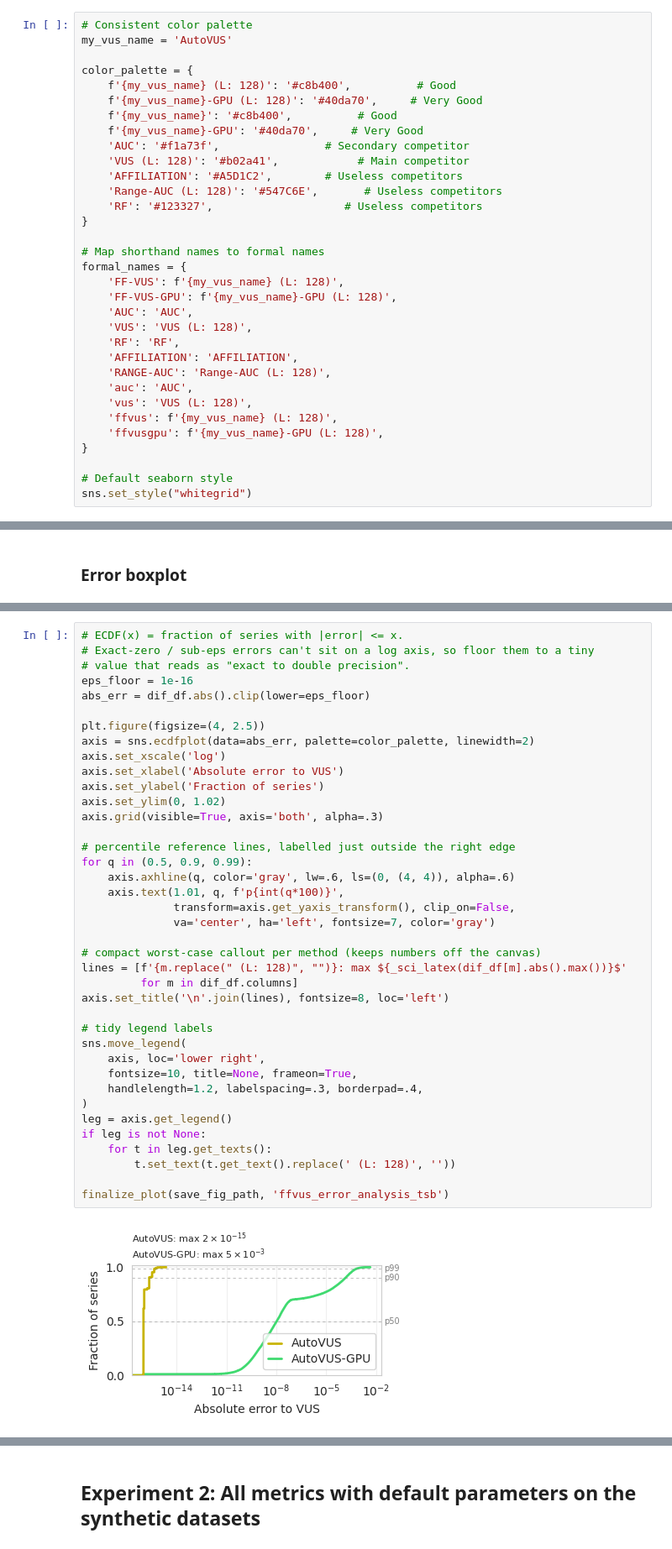
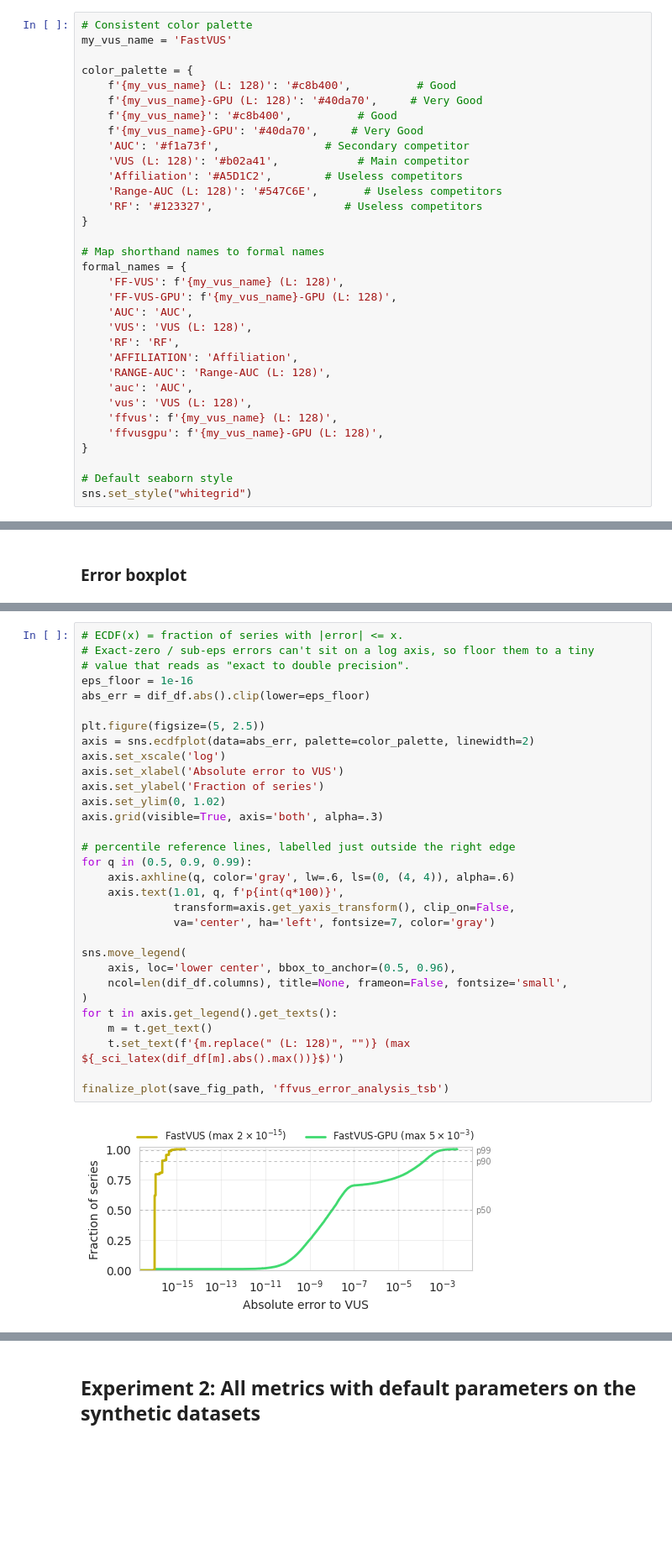
Before and after one commit to sylligardos/autovus, a Jupyter notebook: src/notebooks/experimental_results.ipynb, the cells around one changed output, grey strips where cells are left out. Shown at 84% size. Drawn from its saved outputs; the diff is of its cells as text; blank space fills up the shorter version.

```diff
--- a/src/notebooks/experimental_results.ipynb
+++ b/src/notebooks/experimental_results.ipynb
@@ -20,7 +20,7 @@ save_fig_path = os.path.join(experiments_path, 'figures')
 os.makedirs(save_fig_path, exist_ok=True)
 # %%
 # Consistent color palette
-my_vus_name = 'AutoVUS'
+my_vus_name = 'FastVUS'
 
 color_palette = {
     f'{my_vus_name} (L: 128)': '#c8b400',          # Good
@@ -29,7 +29,7 @@ color_palette = {
     f'{my_vus_name}-GPU': '#40da70',     # Very Good
     'AUC': '#f1a73f',                # Secondary competitor
     'VUS (L: 128)': '#b02a41',            # Main competitor
-    'AFFILIATION': '#A5D1C2',        # Useless competitors
+    'Affiliation': '#A5D1C2',        # Useless competitors
     'Range-AUC (L: 128)': '#547C6E',       # Useless competitors
     'RF': '#123327',                    # Useless competitors
 }
@@ -41,7 +41,7 @@ formal_names = {
     'AUC': 'AUC',
     'VUS': 'VUS (L: 128)',
     'RF': 'RF',
-    'AFFILIATION': 'AFFILIATION',
+    'AFFILIATION': 'Affiliation',
     'RANGE-AUC': 'Range-AUC (L: 128)',
     'auc': 'AUC',
     'vus': 'VUS (L: 128)',
@@ -364,41 +364,33 @@ finalize_plot(save_fig_path, 'ffvus_error_analysis_tsb')
 # %%
 # ECDF(x) = fraction of series with |error| <= x.
 # Exact-zero / sub-eps errors can't sit on a log axis, so floor them to a tiny
 # value that reads as "exact to double precision".
 eps_floor = 1e-16
 abs_err = dif_df.abs().clip(lower=eps_floor)
 
-plt.figure(figsize=(4, 2.5))
+plt.figure(figsize=(5, 2.5))
 axis = sns.ecdfplot(data=abs_err, palette=color_palette, linewidth=2)
 axis.set_xscale('log')
 axis.set_xlabel('Absolute error to VUS')
 axis.set_ylabel('Fraction of series')
 axis.set_ylim(0, 1.02)
 axis.grid(visible=True, axis='both', alpha=.3)
 
 # percentile reference lines, labelled just outside the right edge
 for q in (0.5, 0.9, 0.99):
     axis.axhline(q, color='gray', lw=.6, ls=(0, (4, 4)), alpha=.6)
     axis.text(1.01, q, f'p{int(q*100)}',
               transform=axis.get_yaxis_transform(), clip_on=False,
               va='center', ha='left', fontsize=7, color='gray')
 
-# compact worst-case callout per method (keeps numbers off the canvas)
-lines = [f'{m.replace(" (L: 128)", "")}: max ${_sci_latex(dif_df[m].abs().max())}$'
-         for m in dif_df.columns]
-axis.set_title('\n'.join(lines), fontsize=8, loc='left')
-
-# tidy legend labels
 sns.move_legend(
-    axis, loc='lower right',
-    fontsize=10, title=None, frameon=True,
-    handlelength=1.2, labelspacing=.3, borderpad=.4,
+    axis, loc='lower center', bbox_to_anchor=(0.5, 0.96),
+    ncol=len(dif_df.columns), title=None, frameon=False, fontsize='small',
 )
-leg = axis.get_legend()
-if leg is not None:
-    for t in leg.get_texts():
-        t.set_text(t.get_text().replace(' (L: 128)', ''))
+for t in axis.get_legend().get_texts():
+    m = t.get_text()
+    t.set_text(f'{m.replace(" (L: 128)", "")} (max ${_sci_latex(dif_df[m].abs().max())}$)')
 
 finalize_plot(save_fig_path, 'ffvus_error_analysis_tsb')
 # %% [output]
-[figure, old version]
+[figure, new version]
```
Also changed, not shown: parts of 32 cells of this notebook, 20 other files.
